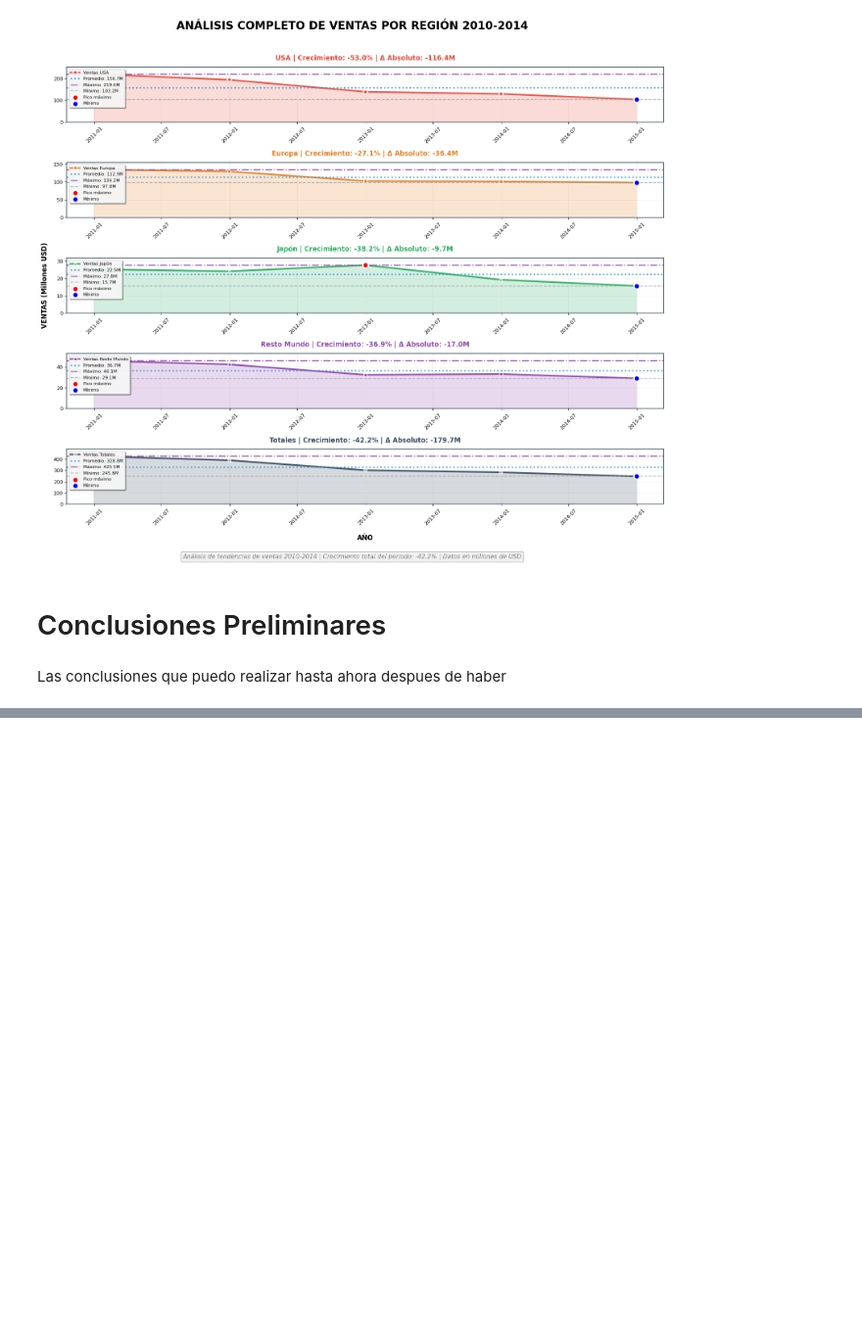
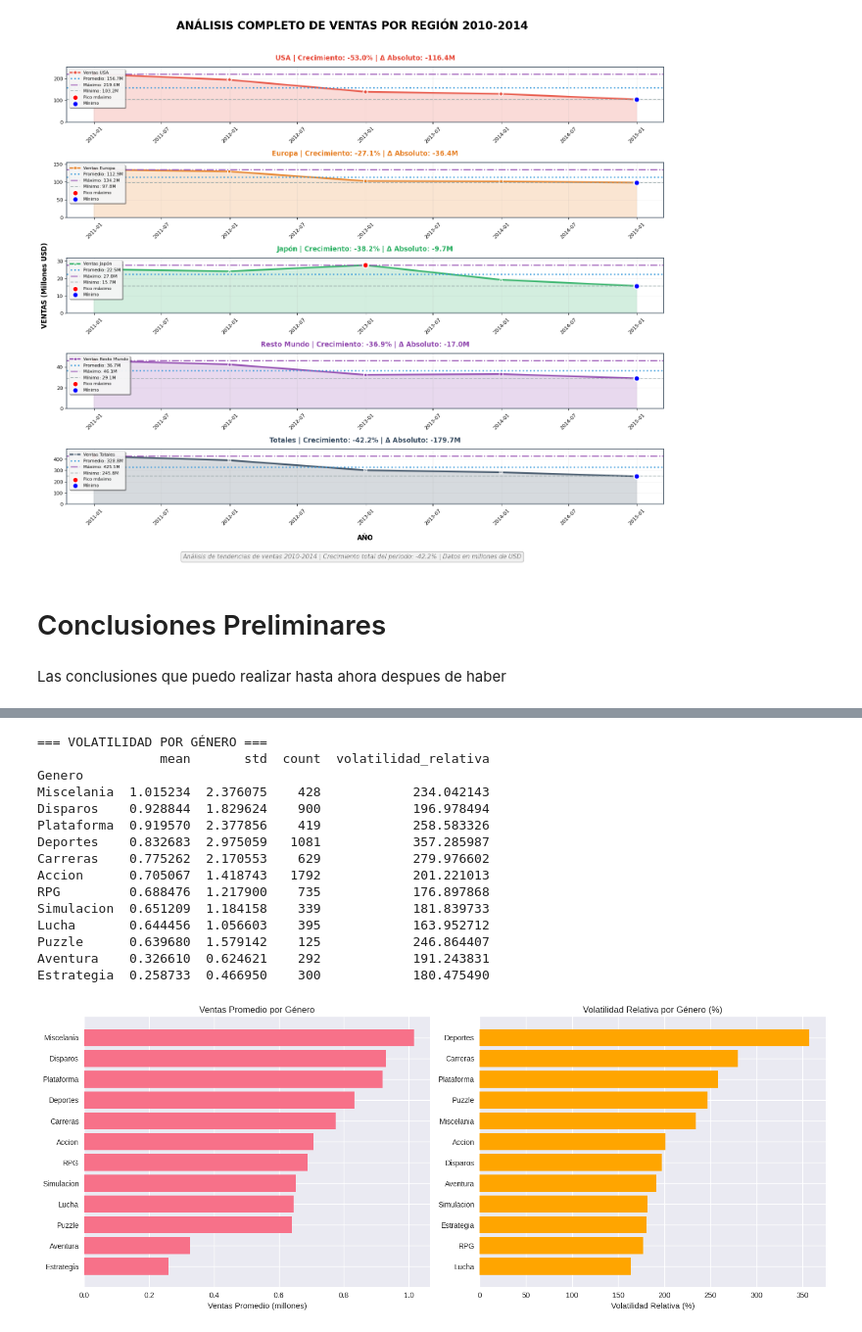
Before and after one commit to ddopazo92/Introduccion_datascience_diego_dopazo, a Jupyter notebook: ProyectoDSParteI+Dopazo.ipynb, the cells around one changed output, grey strips where cells are left out. Shown at 98% size. Saved outputs shown, nothing was run; the diff lists cells and outputs as text; code cells hidden in the pictures; blank space fills up the shorter version.

```diff
--- a/ProyectoDSParteI+Dopazo.ipynb
+++ b/ProyectoDSParteI+Dopazo.ipynb
@@ -1567,0 +1611,44 @@ Las conclusiones que puedo realizar hasta ahora despues de haber
+# %%
+# Volatilidad y retorno por género
+ventas_por_genero = df.groupby('Genero')['Ventas Totales'].agg(['mean', 'std', 'count']).sort_values('mean', ascending=False)
+ventas_por_genero['volatilidad_relativa'] = (ventas_por_genero['std'] / ventas_por_genero['mean']) * 100
+
+print("=== VOLATILIDAD POR GÉNERO ===")
+print(ventas_por_genero)
+
+# Visualización por género
+plt.figure(figsize=(15, 6))
+
+plt.subplot(1, 2, 1)
+# Ordenar por ventas promedio
+ventas_por_genero_sorted = ventas_por_genero.sort_values('mean', ascending=True)
+plt.barh(ventas_por_genero_sorted.index, ventas_por_genero_sorted['mean'])
+plt.title('Ventas Promedio por Género')
+plt.xlabel('Ventas Promedio (millones)')
+
+plt.subplot(1, 2, 2)
+# Ordenar por volatilidad
+volatilidad_por_genero_sorted = ventas_por_genero.sort_values('volatilidad_relativa', ascending=True)
+plt.barh(volatilidad_por_genero_sorted.index, volatilidad_por_genero_sorted['volatilidad_relativa'], color='orange')
+plt.title('Volatilidad Relativa por Género (%)')
+plt.xlabel('Volatilidad Relativa (%)')
+
+plt.tight_layout()
+plt.show()
+# %% [output]
+=== VOLATILIDAD POR GÉNERO ===
+                mean       std  count  volatilidad_relativa
+Genero
+Miscelania  1.015234  2.376075    428            234.042143
+Disparos    0.928844  1.829624    900            196.978494
+Plataforma  0.919570  2.377856    419            258.583326
+Deportes    0.832683  2.975059   1081            357.285987
+Carreras    0.775262  2.170553    629            279.976602
+Accion      0.705067  1.418743   1792            201.221013
+RPG         0.688476  1.217900    735            176.897868
+Simulacion  0.651209  1.184158    339            181.839733
+Lucha       0.644456  1.056603    395            163.952712
+Puzzle      0.639680  1.579142    125            246.864407
+Aventura    0.326610  0.624621    292            191.243831
+Estrategia  0.258733  0.466950    300            180.475490
+[figure, added]
```
Also changed, not shown: parts of 4 cells of this notebook.
